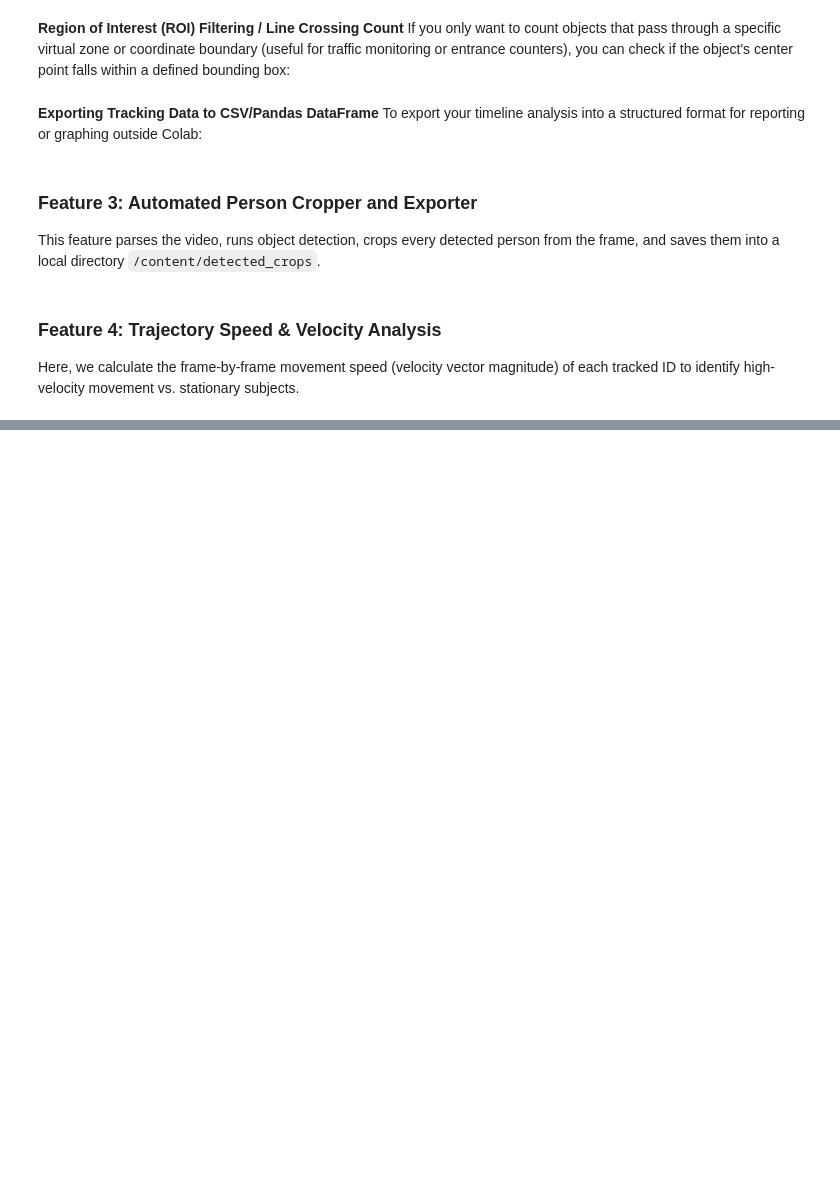
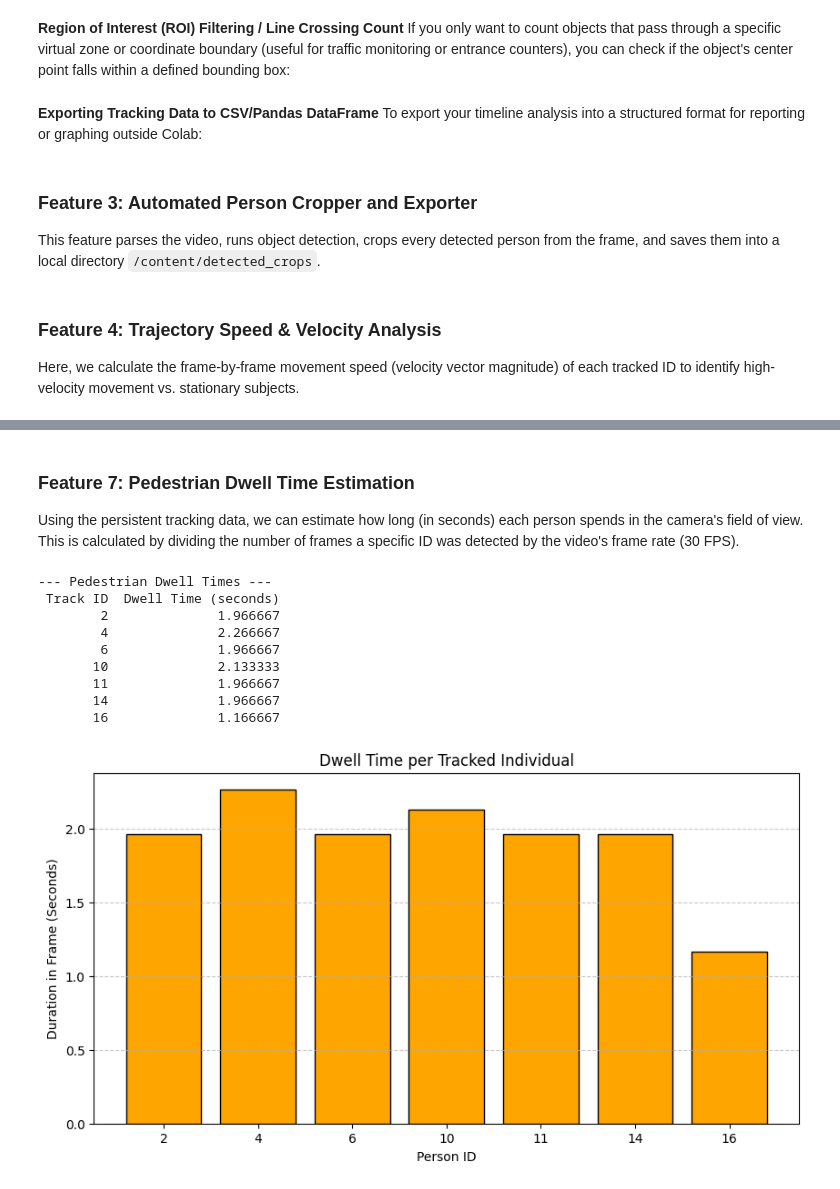
Before and after one commit to HaswinChony308/Vision-Track, a Jupyter notebook: Vision_Track.ipynb, the cells around one changed output, grey strips where cells are left out. Saved outputs shown, nothing was run; the diff lists cells and outputs as text; code cells hidden in the pictures; blank space fills up the shorter version.

```diff
--- a/Vision_Track.ipynb
+++ b/Vision_Track.ipynb
@@ -495,0 +787,41 @@ else:
+# %% [markdown]
+### Feature 7: Pedestrian Dwell Time Estimation
+Using the persistent tracking data, we can estimate how long (in seconds) each person spends in the camera's field of view. This is calculated by dividing the number of frames a specific ID was detected by the video's frame rate (30 FPS).
+# %%
+import pandas as pd
+import matplotlib.pyplot as plt
+
+# Assuming 30 FPS for our video source
+FPS = 30.0
+
+dwell_times = {}
+for track_id, coordinates in trajectories.items():
+    frame_count = len(coordinates)
+    dwell_seconds = frame_count / FPS
+    dwell_times[track_id] = dwell_seconds
+
+# Convert to DataFrame
+df_dwell = pd.DataFrame(list(dwell_times.items()), columns=['Track ID', 'Dwell Time (seconds)'])
+
+print("--- Pedestrian Dwell Times ---")
+print(df_dwell.to_string(index=False))
+
+# Plot the dwell times
+plt.figure(figsize=(10, 5))
+plt.bar(df_dwell['Track ID'].astype(str), df_dwell['Dwell Time (seconds)'], color='orange', edgecolor='black')
+plt.title('Dwell Time per Tracked Individual')
+plt.xlabel('Person ID')
+plt.ylabel('Duration in Frame (Seconds)')
+plt.grid(axis='y', linestyle='--', alpha=0.7)
+plt.show()
+# %% [output]
+--- Pedestrian Dwell Times ---
+ Track ID  Dwell Time (seconds)
+        2              1.966667
+        4              2.266667
+        6              1.966667
+       10              2.133333
+       11              1.966667
+       14              1.966667
+       16              1.166667
+[figure, added]
```
Also changed, not shown: parts of 20 cells of this notebook.
